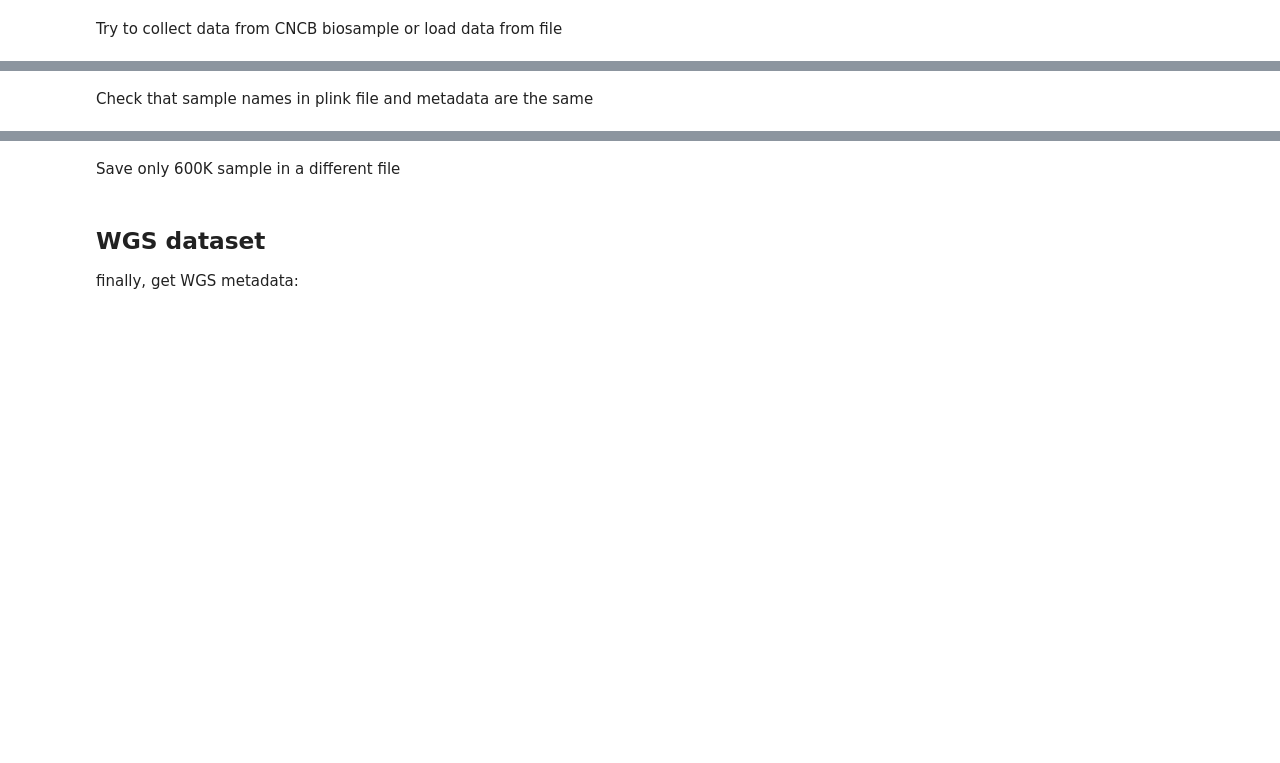
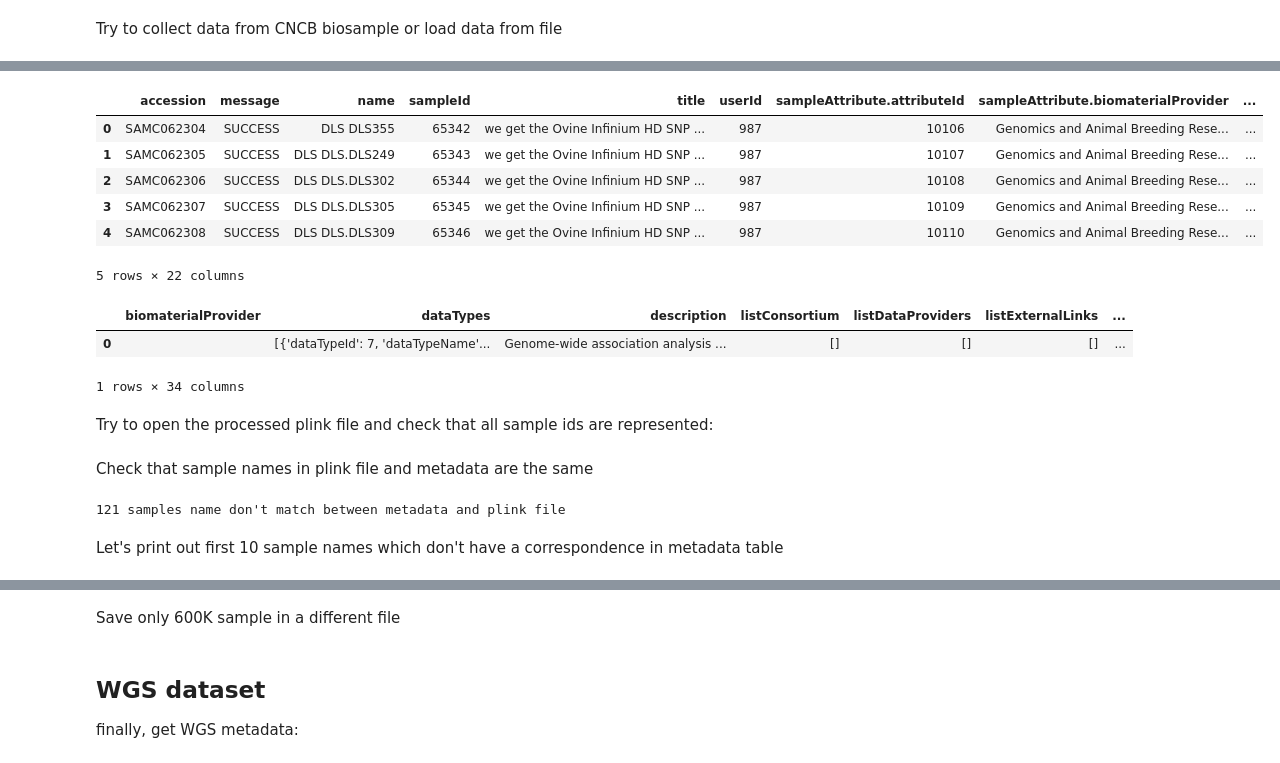
Before and after one commit to cnr-ibba/SMARTER-database, a Jupyter notebook: notebooks/exploratory/0.17.2-bunop-isheep_dataset.ipynb, the cells around one changed output, grey strips where cells are left out. Saved outputs shown, nothing was run; the diff lists cells and outputs as text; code cells hidden in the pictures; blank space fills up the shorter version.

```diff
--- a/notebooks/exploratory/0.17.2-bunop-isheep_dataset.ipynb
+++ b/notebooks/exploratory/0.17.2-bunop-isheep_dataset.ipynb
@@ -247,0 +293,12 @@ This time I can find coordinates in Biosamples in NE format (ie *38.37 N 77.23 E
+# %%
+isheep_600K_biosample["latitude"] = isheep_600K_biosample["sampleAttribute.latitudeLongitude"].apply(lambda x: Point(x).latitude)
+isheep_600K_biosample["longitude"] = isheep_600K_biosample["sampleAttribute.latitudeLongitude"].apply(lambda x: Point(x).longitude)
+isheep_600K_biosample.head()
+# %% [output]
+|  | accession | message | name | sampleId | title | userId | sampleAttribute.attributeId | sampleAttribute.biomaterialProvider | ... |
+| 0 | SAMC062304 | SUCCESS | DLS DLS355 | 65342 | we get the Ovine Infinium HD SNP ... | 987 | 10106 | Genomics and Animal Breeding Rese... | ... |
+| 1 | SAMC062305 | SUCCESS | DLS DLS.DLS249 | 65343 | we get the Ovine Infinium HD SNP ... | 987 | 10107 | Genomics and Animal Breeding Rese... | ... |
+| 2 | SAMC062306 | SUCCESS | DLS DLS.DLS302 | 65344 | we get the Ovine Infinium HD SNP ... | 987 | 10108 | Genomics and Animal Breeding Rese... | ... |
+| 3 | SAMC062307 | SUCCESS | DLS DLS.DLS305 | 65345 | we get the Ovine Infinium HD SNP ... | 987 | 10109 | Genomics and Animal Breeding Rese... | ... |
+| 4 | SAMC062308 | SUCCESS | DLS DLS.DLS309 | 65346 | we get the Ovine Infinium HD SNP ... | 987 | 10110 | Genomics and Animal Breeding Rese... | ... |
+5 rows × 22 columns
@@ -248 +315,10 @@ This time I can find coordinates in Biosamples in NE format (ie *38.37 N 77.23 E
+# %%
+isheep_600K_bioproject = isheep_600K_bioproject.drop_duplicates(subset=["prjAccession"])
+isheep_600K_bioproject.head()
+# %% [output]
+|  | biomaterialProvider | dataTypes | description | listConsortium | listDataProviders | listExternalLinks | ... |
+| 0 |  | [{'dataTypeId': 7, 'dataTypeName'... | Genome-wide association analysis ... | [] | [] | [] | ... |
+1 rows × 34 columns
+# %% [markdown]
+Try to open the processed plink file and check that all sample ids are represented:
 # %%
@@ -251,12 +327,18 @@ plinkio = plinkfile.open(str(get_project_dir() / "data/external/SHE/ISHEEP/600K-
 Check that sample names in plink file and metadata are the same
 # %%
 samples = [sample.iid for sample in plinkio.get_samples()]
+missing_samples = []
 count = 0
 
 for index, row in isheep_600K.iterrows():
     if not row["Sample ID"] in samples:
         # print(f"Missing {row['Sample ID']}")
         count += 1
+        missing_samples.append(row["Sample ID"])
 
 if count > 0:
     print(f"{count} samples name don't match between metadata and plink file")
+# %% [output]
+121 samples name don't match between metadata and plink file
+# %% [markdown]
+Let's print out first 10 sample names which don't have a correspondence in metadata table
```
Also changed, not shown: parts of 17 cells of this notebook, 1 other file.
